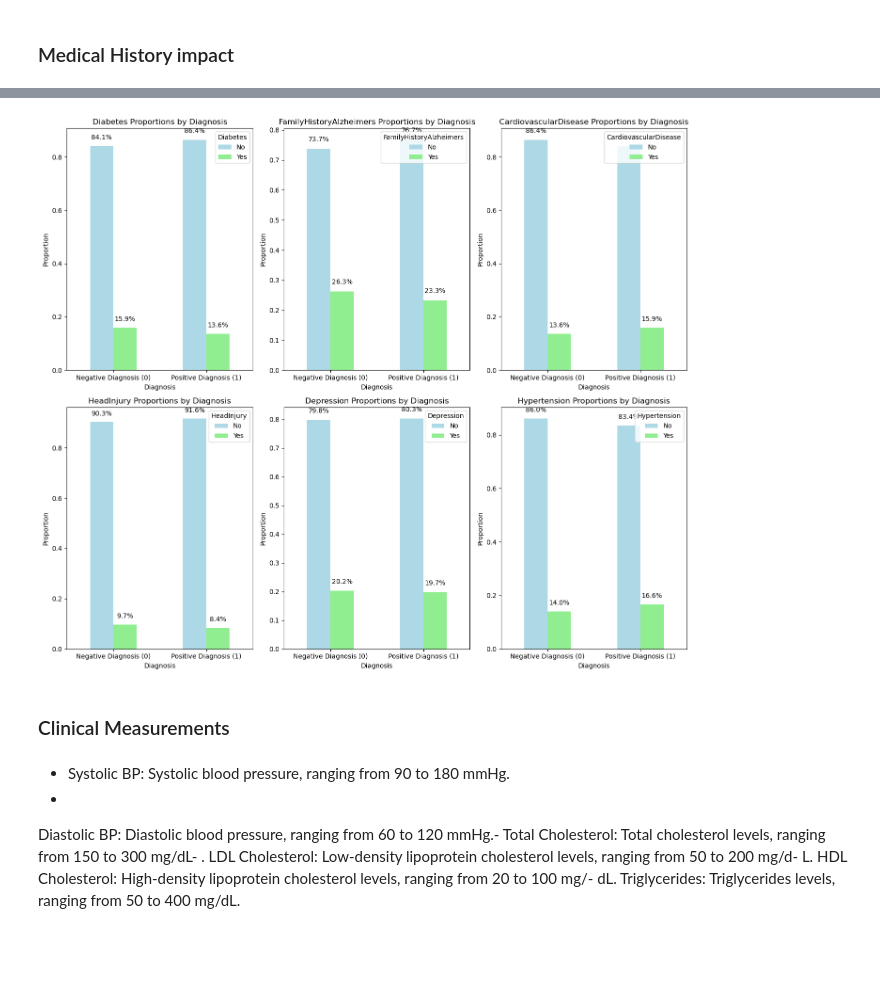
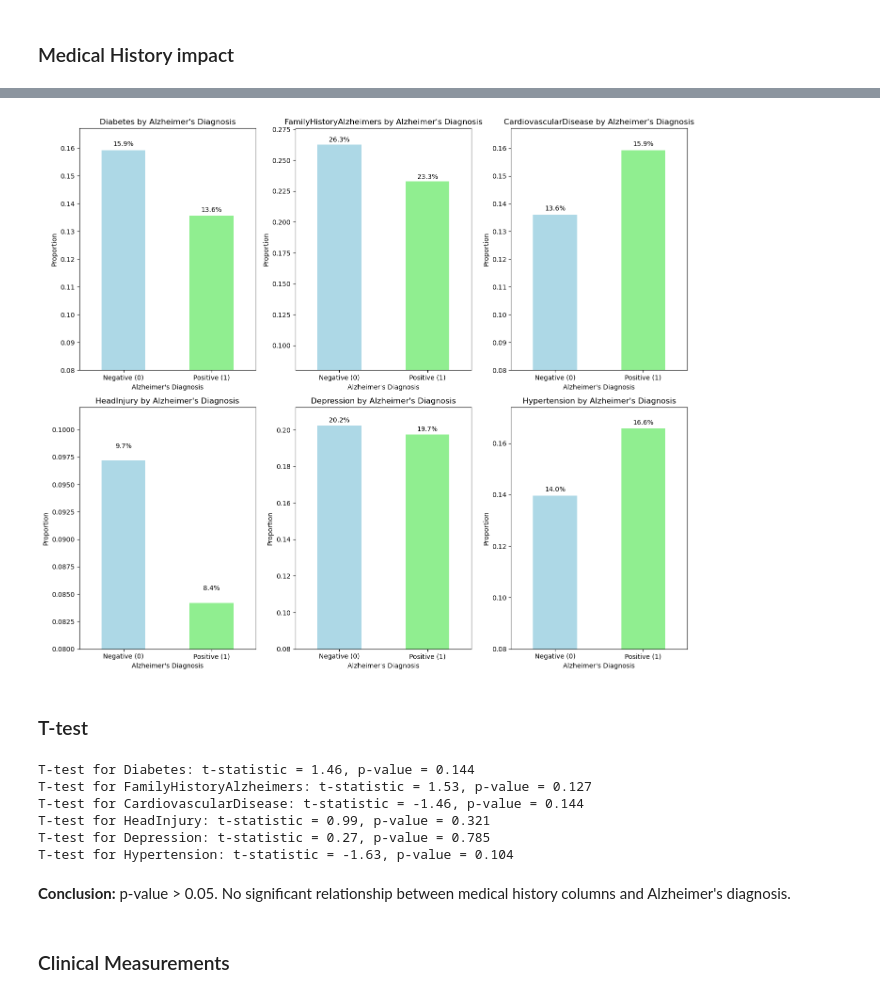
Before and after one commit to MariyaLy13/python_for_data_analytics, a Jupyter notebook: FinalProject.ipynb, the cells around one changed output, grey strips where cells are left out. Drawn from its saved outputs; the diff is of its cells as text; code cells hidden in the pictures; blank space fills up the shorter version.

```diff
--- a/FinalProject.ipynb
+++ b/FinalProject.ipynb
@@ -200,0 +240,2 @@ Unique values in 'EducationLevel' after mapping: ["Bachelor's" 'None' 'High Scho
+# %%
+df['PatientID'] = df['PatientID'].astype(str)
@@ -283,11 +496,19 @@ Male      386
 Female    374
 Name: count, dtype: int64
 # %%
-# Visualization: Bar chart for gender distribution of positive diagnoses
+positive_gender_percentages = (positive_gender_counts / positive_gender_counts.sum()) * 100
+
 plt.bar(positive_gender_counts.index, positive_gender_counts.values, color=['skyblue', 'salmon'])
+
+for i, count in enumerate(positive_gender_counts.values):
+    percentage = positive_gender_percentages.iloc[i]
+    plt.text(i, count + 5, f"{percentage:.1f}%", ha='center', fontsize=9, color='black')
+
 plt.xticks([0, 1], ['Male', 'Female'])
 plt.xlabel('Gender')
 plt.ylabel('Count')
 plt.title('Number of Patients with Positive Diagnosis by Gender')
+
+plt.tight_layout()
 plt.show()
 # %% [output]
@@ -725,0 +793,8 @@ plt.show()
+# %%
+df['UnhealthyLifestyle'] = (
+    (df['Smoking'] == 1) &  # Smoking Yes
+    (df['AlcoholConsumption'] > 7) &  # Alcohol consumption more than 7 units per week
+    (df['PhysicalActivity'] < 3) &  # Less than 3 hours of physical activity per week
+    (df['DietQuality'] < 4) &  # Poor diet quality
+    (df['SleepQuality'] < 5)  # Poor sleep quality
+)
@@ -779,39 +935,44 @@ Diagnosis
 # %%
-# Plotting the results
 plt.figure(figsize=(14, 12))
 
-# Create a bar plot for each medical history condition
 for idx, column in enumerate(medical_history_columns):
-    data = final_results[column]
+    data = medical_final_results[column]
 
-    # Plot each condition separately
-    ax = plt.subplot(2, 3, idx + 1)  # 2 rows, 3 columns
+    ax = plt.subplot(2, 3, idx + 1)
     bars = data.plot(kind='bar', ax=ax, color=['lightblue', 'lightgreen'])
 
-    ax.set_title(f'{column} Proportions by Diagnosis')
+    ax.set_title(f'{column} by Alzheimer\'s Diagnosis')
     ax.set_ylabel('Proportion')
-    ax.set_xlabel('Diagnosis')
-    ax.set_xticklabels(['Negative Diagnosis (0)', 'Positive Diagnosis (1)'], rotation=0)
-    ax.legend(['No', 'Yes'], title=column)
+    ax.set_xlabel('Alzheimer\'s Diagnosis')
+    ax.set_xticklabels(['Negative (0)', 'Positive (1)'], rotation=0)
+    ax.set_ylim(bottom=0.08)
 
-    # Add percentage labels on the bars
     for bar in bars.patches:
-        height = bar.get_height()  # Get the height of each bar
-        percentage = f'{height * 100:.1f}%'  # Convert to percentage and format to 1 decimal place
-        ax.text(bar.get_x() + bar.get_width() / 2, height + 0.02, percentage,
+        height = bar.get_height()
+        percentage = f'{height * 100:.1f}%'
+        ax.text(bar.get_x() + bar.get_width() / 2, height + 0.001, percentage,
                 ha='center', va='bottom', fontsize=10, color='black')
 
-plt.tight_layout()  # To prevent overlap of subplots
+plt.tight_layout()
 plt.show()
 # %% [output]
-[figure, old version]
+[figure, new version]
+# %% [markdown]
+### T-test
+# %%
+for column in medical_history_columns:
+    group_0 = df[df['Diagnosis'] == 0][column]
+    group_1 = df[df['Diagnosis'] == 1][column]
+    t_stat, p_value = stats.ttest_ind(group_0, group_1)
+    print(f"T-test for {column}: t-statistic = {t_stat:.2f}, p-value = {p_value:.3f}")
+# %% [output]
+T-test for Diabetes: t-statistic = 1.46, p-value = 0.144
+T-test for FamilyHistoryAlzheimers: t-statistic = 1.53, p-value = 0.127
+T-test for CardiovascularDisease: t-statistic = -1.46, p-value = 0.144
+T-test for HeadInjury: t-statistic = 0.99, p-value = 0.321
+T-test for Depression: t-statistic = 0.27, p-value = 0.785
+T-test for Hypertension: t-statistic = -1.63, p-value = 0.104
+# %% [markdown]
+**Conclusion:** p-value > 0.05. No significant relationship between medical history columns and Alzheimer's diagnosis.
 # %% [markdown]
 ### Clinical Measurements
-# %% [markdown]
-- Systolic BP: Systolic blood pressure, ranging from 90 to 180 mmHg.
--
-Diastolic BP: Diastolic blood pressure, ranging from 60 to 120 mmHg.-
-Total Cholesterol: Total cholesterol levels, ranging from 150 to 300 mg/dL- .
-LDL Cholesterol: Low-density lipoprotein cholesterol levels, ranging from 50 to 200 mg/d- L.
-HDL Cholesterol: High-density lipoprotein cholesterol levels, ranging from 20 to 100 mg/- dL.
-Triglycerides: Triglycerides levels, ranging from 50 to 400 mg/dL.
```
Also changed, not shown: parts of 183 cells of this notebook.
